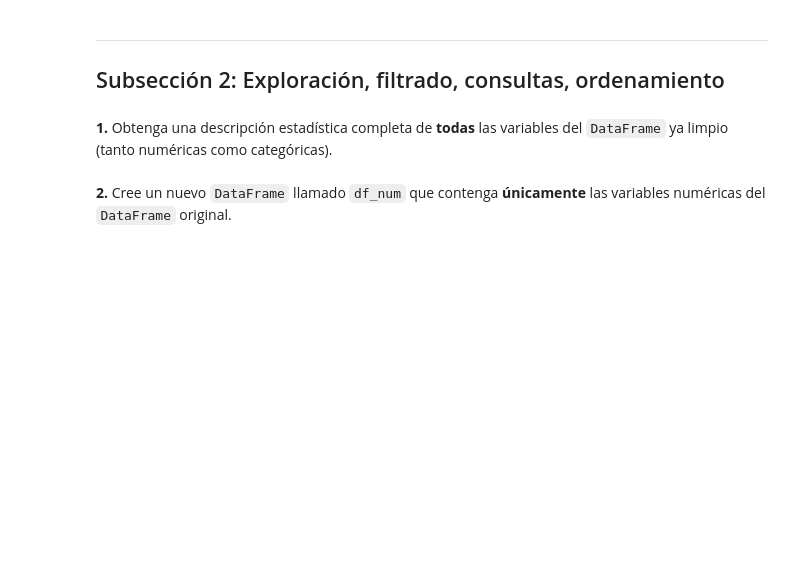
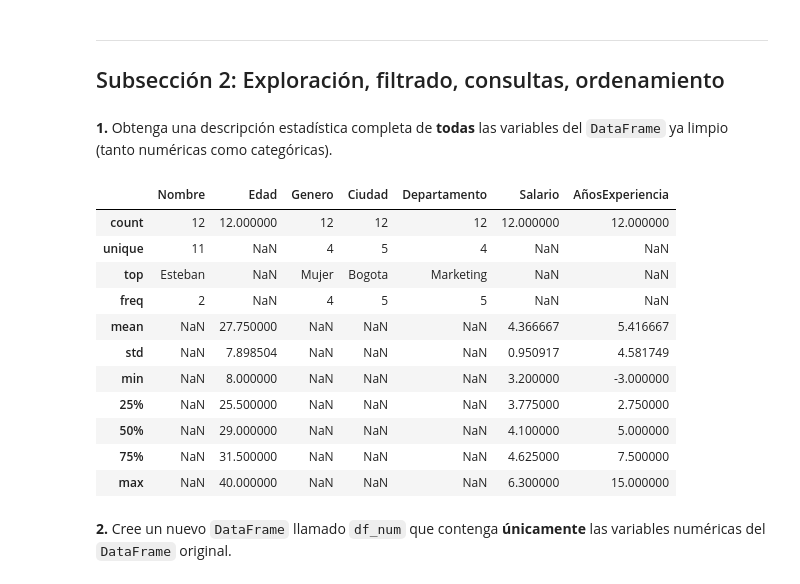
Before and after one commit to IsabellaRenteria/aprendindo2.git_hub, a Jupyter notebook: Taller_Preparcial_Seccion3_Pandas.ipynb, the cells around one changed output. Saved outputs shown, nothing was run; the diff lists cells and outputs as text; code cells hidden in the pictures; blank space fills up the shorter version.

```diff
--- a/Taller_Preparcial_Seccion3_Pandas.ipynb
+++ b/Taller_Preparcial_Seccion3_Pandas.ipynb
@@ -175,7 +175,20 @@ df
 # %% [markdown]
 **1.** Obtenga una descripción estadística completa de **todas** las variables del `DataFrame` ya limpio (tanto numéricas como categóricas).
 # %%
-# Escriba aquí su código
+df.describe(include='all')
+# %% [output]
+|  | Nombre | Edad | Genero | Ciudad | Departamento | Salario | AñosExperiencia |
+| count | 12 | 12.000000 | 12 | 12 | 12 | 12.000000 | 12.000000 |
+| unique | 11 | NaN | 4 | 5 | 4 | NaN | NaN |
+| top | Esteban | NaN | Mujer | Bogota | Marketing | NaN | NaN |
+| freq | 2 | NaN | 4 | 5 | 5 | NaN | NaN |
+| mean | NaN | 27.750000 | NaN | NaN | NaN | 4.366667 | 5.416667 |
+| std | NaN | 7.898504 | NaN | NaN | NaN | 0.950917 | 4.581749 |
+| min | NaN | 8.000000 | NaN | NaN | NaN | 3.200000 | -3.000000 |
+| 25% | NaN | 25.500000 | NaN | NaN | NaN | 3.775000 | 2.750000 |
+| 50% | NaN | 29.000000 | NaN | NaN | NaN | 4.100000 | 5.000000 |
+| 75% | NaN | 31.500000 | NaN | NaN | NaN | 4.625000 | 7.500000 |
+| max | NaN | 40.000000 | NaN | NaN | NaN | 6.300000 | 15.000000 |
 # %% [markdown]
 **2.** Cree un nuevo `DataFrame` llamado `df_num` que contenga **únicamente** las variables numéricas del `DataFrame` original.
 # %%
```
